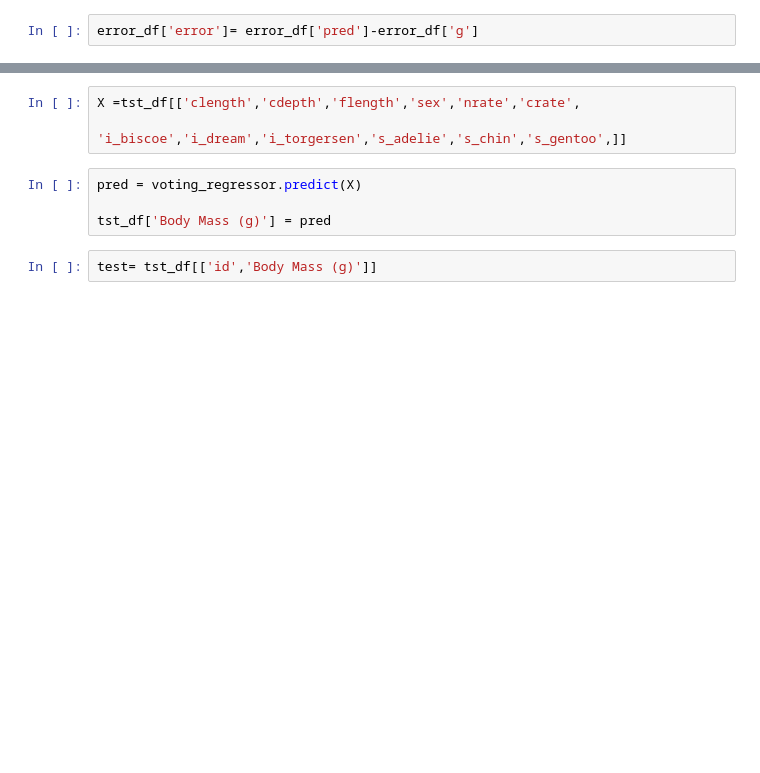
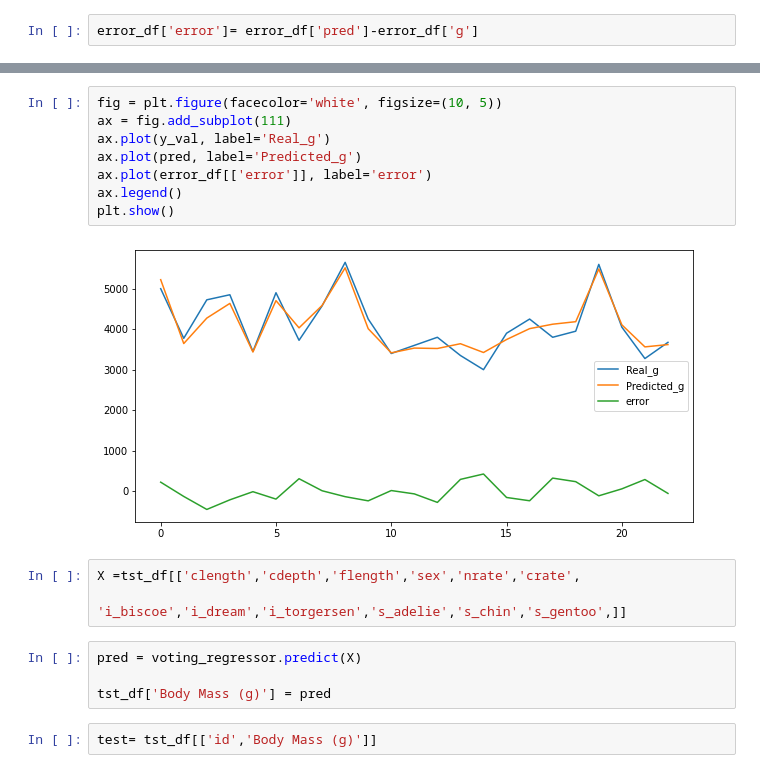
Before and after one commit to SeunghyeChae/tmdhey, a Jupyter notebook: penguins_kg.ipynb, the cells around one changed output, grey strips where cells are left out. Drawn from its saved outputs; the diff is of its cells as text; blank space fills up the shorter version.

```diff
--- a/penguins_kg.ipynb
+++ b/penguins_kg.ipynb
@@ -253,3 +330,13 @@ abs(error_df['error']).mean()
+# %%
+fig = plt.figure(facecolor='white', figsize=(10, 5))
+ax = fig.add_subplot(111)
+ax.plot(y_val, label='Real_g')
+ax.plot(pred, label='Predicted_g')
+ax.plot(error_df[['error']], label='error')
+ax.legend()
+plt.show()
+# %% [output]
+[figure, added]
 # %%
 X =tst_df[['clength','cdepth','flength','sex','nrate','crate',
                  'i_biscoe','i_dream','i_torgersen','s_adelie','s_chin','s_gentoo',]]
```
Also changed, not shown: parts of 18 cells of this notebook.
